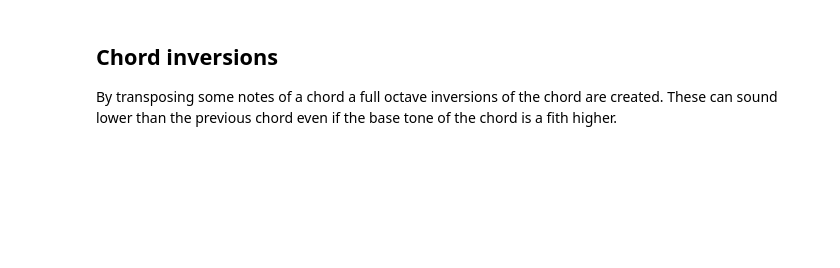
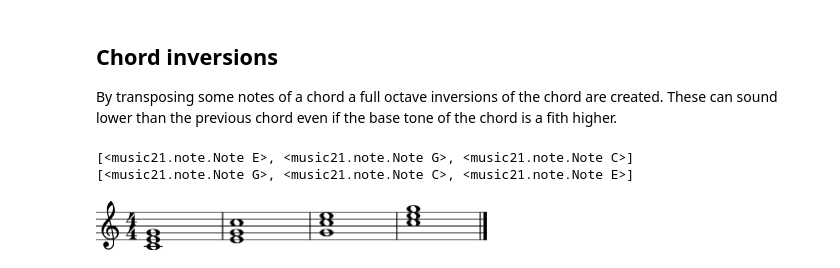
Before and after one commit to pinae/music21-melodies, a Jupyter notebook: Harmony tests.ipynb, the cells around one changed output. Cells and saved outputs as stored; diff of their text form; code cells hidden in the pictures; blank space fills up the shorter version.

Commit message:
chord progression

```diff
--- a/Harmony tests.ipynb
+++ b/Harmony tests.ipynb
@@ -155,3 +123,23 @@ chord_stream.show('midi')
 ## Chord inversions
 
 By transposing some notes of a chord a full octave inversions of the chord are created. These can sound lower than the previous chord even if the base tone of the chord is a fith higher.
+# %%
+def build_chord(base_tone: note.Note, major_minor: MajorMinor = MajorMinor.MAJOR, inversion=0):
+    intervals = ('M3', 'm3') if major_minor == MajorMinor.MAJOR else ('m3', 'M3')
+    second_tone = base_tone.transpose(intervals[0])
+    third_tone = second_tone.transpose(intervals[1])
+    if inversion >= 1:
+        base_tone = base_tone.transpose('P8')
+    if inversion >= 2:
+        second_tone = second_tone.transpose('P8')
+    return chord.Chord([base_tone, second_tone, third_tone])
+# %%
+c_6_dur = build_chord(note.Note('C4', quarterLength=4), MajorMinor.MAJOR, inversion=1)
+print(sorted(c_6_dur.notes, key=lambda x: x.pitch))
+c_quart_6_dur = build_chord(note.Note('C4', quarterLength=4), MajorMinor.MAJOR, inversion=2)
+print(sorted(c_quart_6_dur.notes, key=lambda x: x.pitch))
+stream.Stream([c_dur, c_6_dur, c_quart_6_dur, c_dur.transpose('P8')]).show()
+# %% [output]
+[<music21.note.Note E>, <music21.note.Note G>, <music21.note.Note C>]
+[<music21.note.Note G>, <music21.note.Note C>, <music21.note.Note E>]
+[figure, added]
```
Also changed, not shown: parts of 20 cells of this notebook.
